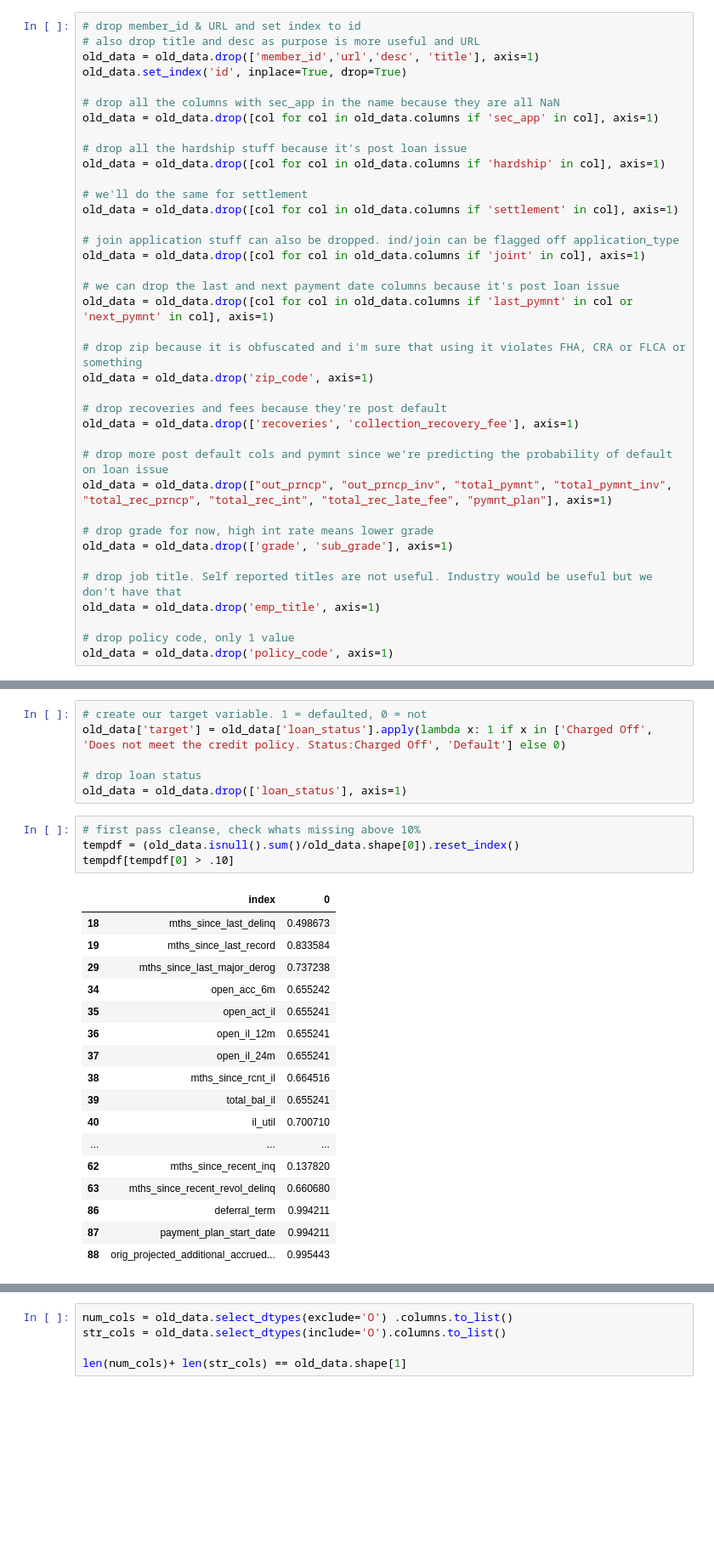
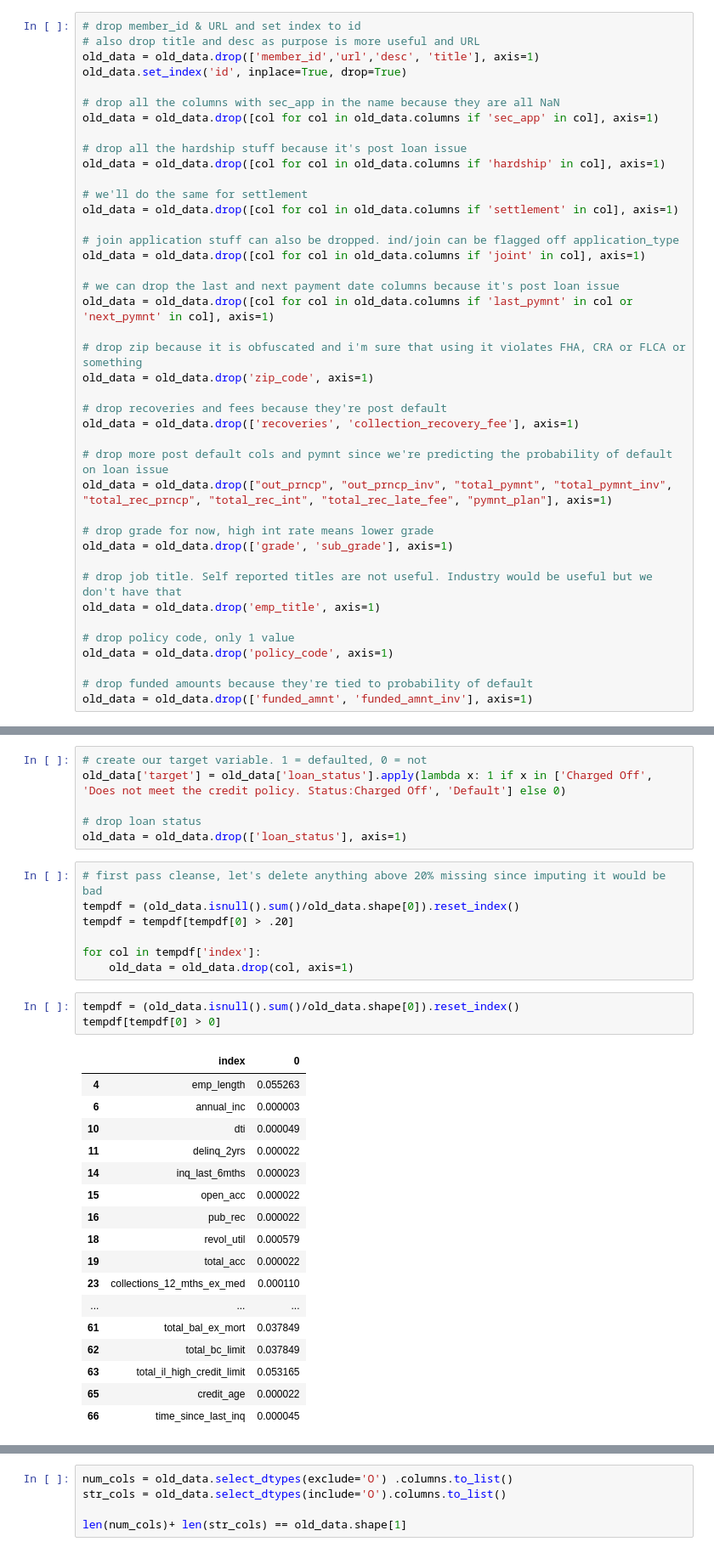
Before and after one commit to tdotkim/nw_msds, a Jupyter notebook: 451_financial_machine_learning/week_8/module8.ipynb, the cells around one changed output, grey strips where cells are left out. Shown: that part at 85% size. Saved outputs shown, nothing was run; the diff lists cells and outputs as text; blank space fills up the shorter version.

```diff
--- a/451_financial_machine_learning/week_8/module8.ipynb
+++ b/451_financial_machine_learning/week_8/module8.ipynb
@@ -80,6 +69,9 @@ old_data = old_data.drop('emp_title', axis=1)
 
 # drop policy code, only 1 value
 old_data = old_data.drop('policy_code', axis=1)
+
+# drop funded amounts because they're tied to probability of default
+old_data = old_data.drop(['funded_amnt', 'funded_amnt_inv'], axis=1)
 # %% [markdown]
 ## Make target
 # %%
@@ -88,25 +80,31 @@ old_data['target'] = old_data['loan_status'].apply(lambda x: 1 if x in ['Charged
 
 # drop loan status
 old_data = old_data.drop(['loan_status'], axis=1)
+# %%
+# first pass cleanse, let's delete anything above 20% missing since imputing it would be bad
+tempdf = (old_data.isnull().sum()/old_data.shape[0]).reset_index()
+tempdf = tempdf[tempdf[0] > .20]
+
+for col in tempdf['index']:
+    old_data = old_data.drop(col, axis=1)
 # %%
-# first pass cleanse, check whats missing above 10%
 tempdf = (old_data.isnull().sum()/old_data.shape[0]).reset_index()
-tempdf[tempdf[0] > .10]
+tempdf[tempdf[0] > 0]
 # %% [output]
 |  | index | 0 |
-| 18 | mths_since_last_delinq | 0.498673 |
-| 19 | mths_since_last_record | 0.833584 |
-| 29 | mths_since_last_major_derog | 0.737238 |
-| 34 | open_acc_6m | 0.655242 |
-| 35 | open_act_il | 0.655241 |
-| 36 | open_il_12m | 0.655241 |
-| 37 | open_il_24m | 0.655241 |
-| 38 | mths_since_rcnt_il | 0.664516 |
-| 39 | total_bal_il | 0.655241 |
-| 40 | il_util | 0.700710 |
+| 4 | emp_length | 0.055263 |
+| 6 | annual_inc | 0.000003 |
+| 10 | dti | 0.000049 |
+| 11 | delinq_2yrs | 0.000022 |
+| 14 | inq_last_6mths | 0.000023 |
+| 15 | open_acc | 0.000022 |
+| 16 | pub_rec | 0.000022 |
+| 18 | revol_util | 0.000579 |
+| 19 | total_acc | 0.000022 |
+| 23 | collections_12_mths_ex_med | 0.000110 |
 | ... | ... | ... |
-| 62 | mths_since_recent_inq | 0.137820 |
-| 63 | mths_since_recent_revol_delinq | 0.660680 |
-| 86 | deferral_term | 0.994211 |
-| 87 | payment_plan_start_date | 0.994211 |
-| 88 | orig_projected_additional_accrued... | 0.995443 |
+| 61 | total_bal_ex_mort | 0.037849 |
+| 62 | total_bc_limit | 0.037849 |
+| 63 | total_il_high_credit_limit | 0.053165 |
+| 65 | credit_age | 0.000022 |
+| 66 | time_since_last_inq | 0.000045 |
```
Also changed, not shown: parts of 22 cells of this notebook.
